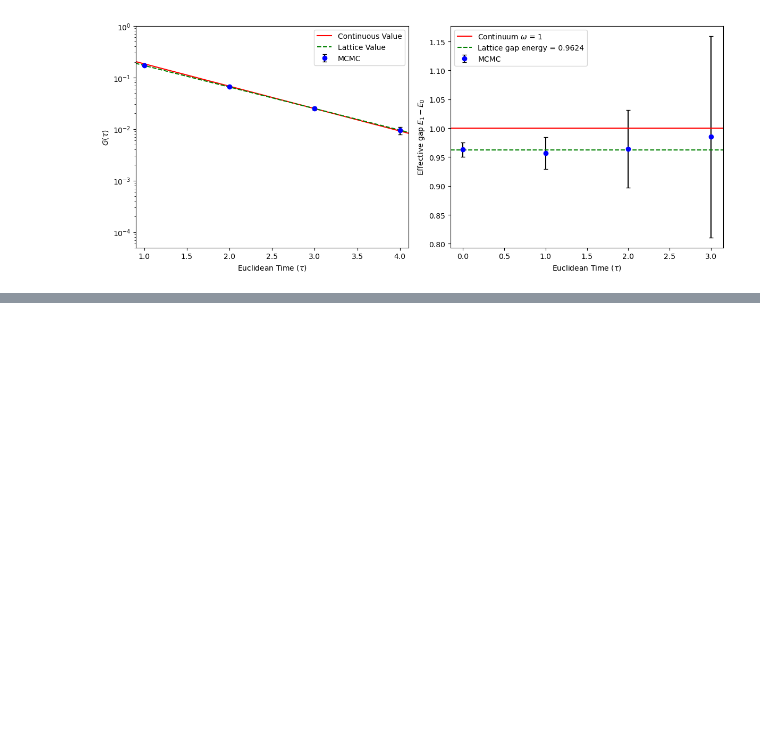
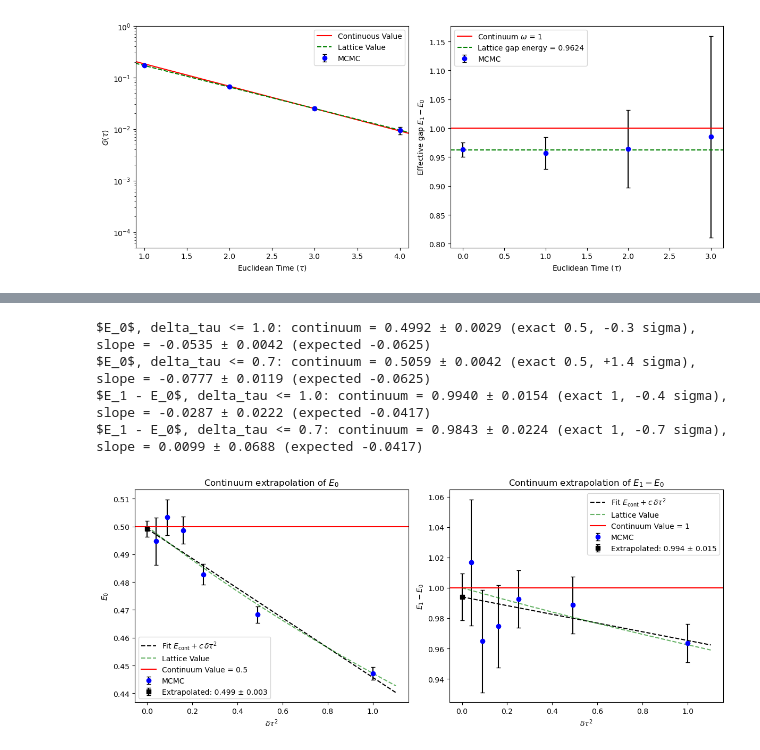
Before and after one commit to phillyyymcd/SHP_QuantumHarmonicOscillator, a Jupyter notebook: SHP.ipynb, the cells around one changed output, grey strips where cells are left out. Cells and saved outputs as stored; diff of their text form; code cells hidden in the pictures; blank space fills up the shorter version.

Commit message:
26/11: Continuum Extrapolation (1)

```diff
--- a/SHP.ipynb
+++ b/SHP.ipynb
@@ -283,0 +380,46 @@ plt.show()
+# %%
+lam = 0
+dt = np.array(delta_tau_results[lam])
+dt_fine = np.linspace(1e-6, dt.max()*1.05, 300)
+
+E_0_analytical = 1/np.sqrt(4 + dt_fine**2) #exact lattice E_0
+gap_analytical_dt = np.arccosh(1 + dt_fine**2/2)/dt_fine #exact lattice gap
+
+dt_max_fit = 1.0 #largest delta_tau included in the plotted fit
+
+fig, ax = plt.subplots(1, 2, figsize=(12, 5))
+for axis, y, y_err, exact_curve, continuum, expected_slope, name in [
+        (ax[0], energy_results[lam], energy_errors[lam], E_0_analytical, 0.5*omega, -1/16, r"$E_0$"),
+        (ax[1], gap_results[lam], gap_errors[lam], gap_analytical_dt, omega, -1/24, r"$E_1 - E_0$")]:
+    y, y_err = np.array(y), np.array(y_err)
+
+    # weighted straight-line fit y = c*delta_tau^2 + y_cont, with and without the largest delta_tau
+    for upper in [dt_max_fit, np.sort(dt)[-2]]:
+        mask = dt <= upper + 1e-12
+        coef, cov = np.polyfit(dt[mask]**2, y[mask], 1, w=1/y_err[mask], cov='unscaled')
+        y_cont, y_cont_err = coef[1], np.sqrt(cov[1, 1])
+        print(f"{name}, delta_tau <= {upper}: continuum = {y_cont:.4f} ± {y_cont_err:.4f} (exact {continuum}, "
+              f"{(y_cont - continuum)/y_cont_err:+.1f} sigma),  slope = {coef[0]:.4f} ± {np.sqrt(cov[0, 0]):.4f} "
+              f"(expected {expected_slope:.4f})")
+        if upper == dt_max_fit:
+            coef_plot, y_cont_plot, y_cont_err_plot = coef, y_cont, y_cont_err
+
+    axis.errorbar(dt**2, y, yerr=y_err, fmt='o', c='blue', ecolor='black', capsize=3, label="MCMC")
+    axis.plot(dt_fine**2, np.polyval(coef_plot, dt_fine**2), 'k--', label=r"Fit $E_{\mathrm{cont}} + c\,\delta\tau^2$")
+    axis.errorbar([0], [y_cont_plot], yerr=[y_cont_err_plot], fmt='s', c='black', capsize=3,
+                  label=rf"Extrapolated: {y_cont_plot:.3f} ± {y_cont_err_plot:.3f}")
+    axis.plot(dt_fine**2, exact_curve, '--', c='green', alpha=0.6, label="Lattice Value")
+    axis.axhline(continuum, color='red', ls='-', label=f"Continuum Value = {continuum}")
+    axis.set_xlabel(r"$\delta\tau^2$")
+    axis.set_ylabel(name)
+    axis.set_title(f"Continuum extrapolation of {name}")
+    axis.legend()
+
+plt.tight_layout()
+plt.show()
+# %% [output]
+$E_0$, delta_tau <= 1.0: continuum = 0.4992 ± 0.0029 (exact 0.5, -0.3 sigma),  slope = -0.0535 ± 0.0042 (expected -0.0625)
+$E_0$, delta_tau <= 0.7: continuum = 0.5059 ± 0.0042 (exact 0.5, +1.4 sigma),  slope = -0.0777 ± 0.0119 (expected -0.0625)
+$E_1 - E_0$, delta_tau <= 1.0: continuum = 0.9940 ± 0.0154 (exact 1, -0.4 sigma),  slope = -0.0287 ± 0.0222 (expected -0.0417)
+$E_1 - E_0$, delta_tau <= 0.7: continuum = 0.9843 ± 0.0224 (exact 1, -0.7 sigma),  slope = 0.0099 ± 0.0688 (expected -0.0417)
+[figure, added]
```
Also changed, not shown: parts of 3 cells of this notebook.
